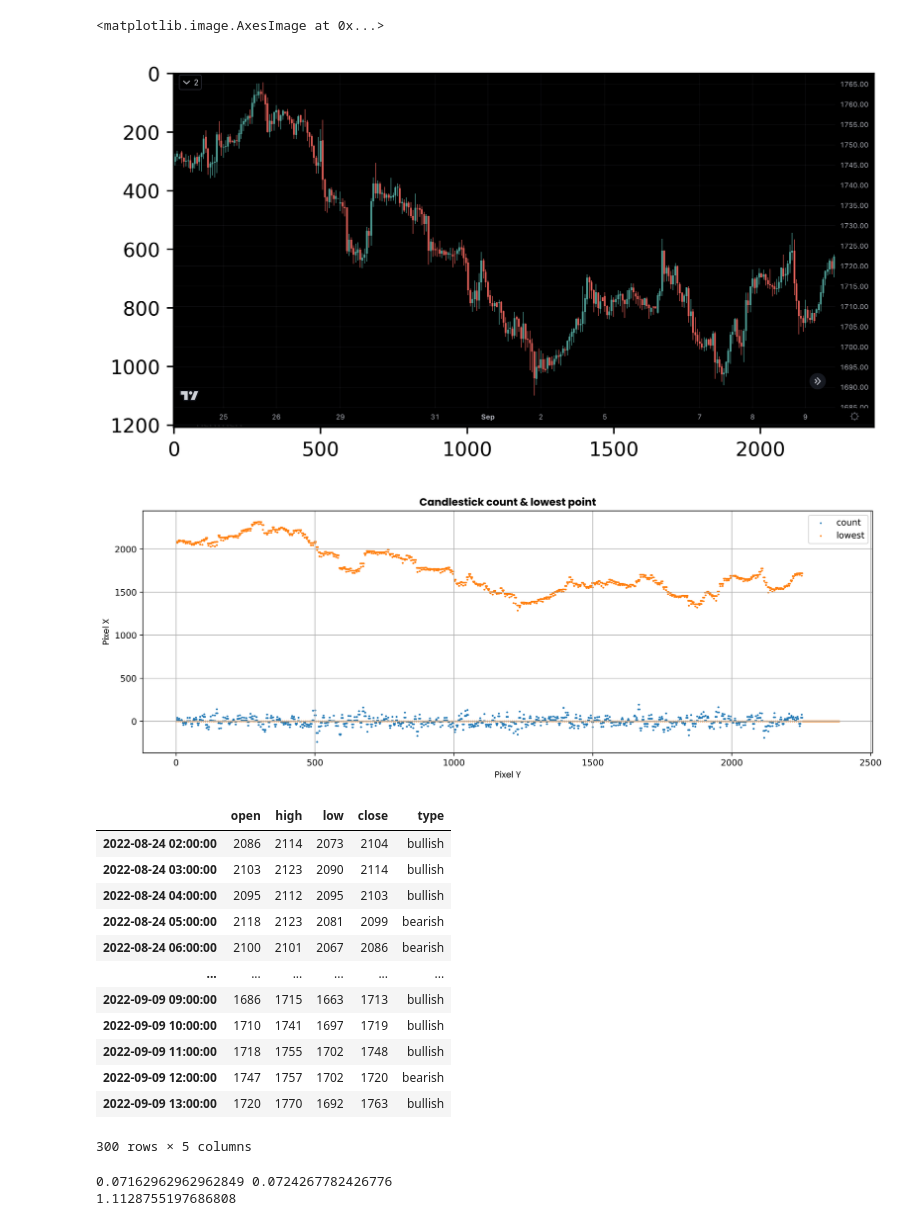
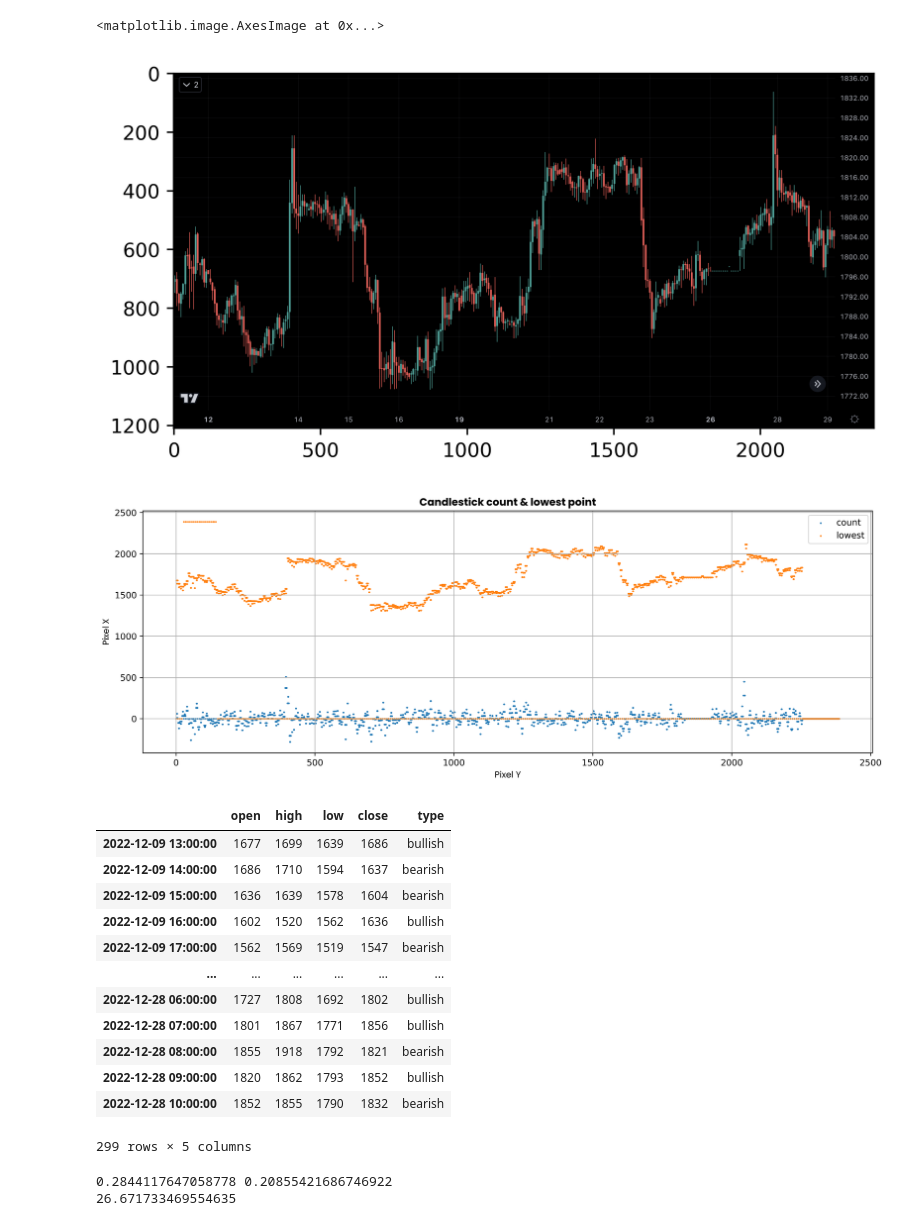
Before and after one commit to Pinkshepz/Enterprise, a Jupyter notebook: 02_Candlestick/toolkit.ipynb, the cells around one changed output. Saved outputs shown, nothing was run; the diff lists cells and outputs as text; code cells hidden in the pictures.

```diff
--- a/02_Candlestick/toolkit.ipynb
+++ b/02_Candlestick/toolkit.ipynb
@@ -40,7 +40,7 @@ PATH_INPUT = "/workspaces/Enterprise/02_Candlestick/input/image/"
 FILE_INPUT = sorted(next(os.walk(PATH_INPUT), (None, None, []))[2])
 # %%
 # load the image and convert into list
-IMG = Image.open(PATH_INPUT + FILE_INPUT[14])
+IMG = Image.open(PATH_INPUT + FILE_INPUT[20])
 IMG_LIST = np.asarray(IMG).tolist()
 
 # Loop over pixels and collect frequency of each color pixel
@@ -146,7 +146,7 @@ CANDLESTICK_POLYMERASE = ({k: v for k, v in sorted(
 plt.imshow(IMG_LIST)
 # %% [output]
 <matplotlib.image.AxesImage at 0x...>
-[figure, old version]
+[figure, new version]
 # %%
 # Visualize candlestick reading
 fig, ax = plt.subplots(figsize=(15,5))
@@ -160,21 +160,37 @@ ax.set_ylabel("Pixel X", **L_FONT)
 ax.legend()
 ax.grid(True)
 # %% [output]
-[figure, old version]
+[figure, new version]
 # %%
 # Generate candlestick value
 CANDLESTICK = {} # {date: [open, high, low, close]}
 
+excluded_time = [
+    dt.datetime(year=2022, month=12, day=26, hour=9),
+    dt.datetime(year=2022, month=12, day=26, hour=13),
+    dt.datetime(year=2022, month=12, day=26, hour=16),
+    dt.datetime(year=2022, month=12, day=26, hour=17),
+    dt.datetime(year=2022, month=12, day=26, hour=19),
+    dt.datetime(year=2022, month=12, day=26, hour=20),
+    dt.datetime(year=2022, month=12, day=26, hour=21),
+    dt.datetime(year=2022, month=12, day=26, hour=22),
+    dt.datetime(year=2022, month=12, day=27, hour=0),
+    dt.datetime(year=2022, month=12, day=27, hour=2),
+    dt.datetime(year=2022, month=12, day=27, hour=3)
+]
+
 # Manage datetime
 # datetime(year, month, day, hour, minute, second)
-initial_time = dt.datetime(2022, 8, 24, 2, 00, 00)
-delta_time = dt.timedelta(hours=1)
+initial_time = dt.datetime(2022, 12, 9, 13, 00, 00)
+DELTA_TIME = dt.timedelta(hours=1)
 
-def next_datetime(time, dt=delta_time):
+def next_datetime(time: dt.datetime, excluded_time=excluded_time, dt=DELTA_TIME):
     """Forward candlestick time"""
     while True:
         time += dt
-        # XAU market close -> SAT 05.00 - MON 04.00
+        if time in excluded_time:
+            continue
+        # XAU market close -> [SAT 05.00 - MON 04.00]
         if (time.weekday() in [1, 2, 3, 4]) | ((time.weekday() == 5) & (time.hour < 5)) | ((time.weekday() == 0) & (time.hour > 4)):
             break
     return time
@@ -198,54 +214,54 @@ while position < len(CANDLESTICK_POLYMERASE):
                 break
             if (temp_high != CANDLESTICK_POLYMERASE[position][1] + CANDLESTICK_POLYMERASE[position][0]) | (temp_low != CANDLESTICK_POLYMERASE[position][1]):
                 CANDLESTICK[candle_time]["high"] = CANDLESTICK_POLYMERASE[position][1] + CANDLESTICK_POLYMERASE[position][0]
                 CANDLESTICK[candle_time]["low"] = CANDLESTICK_POLYMERASE[position][1]
             position += 1
         candle_time = next_datetime(candle_time)
     elif CANDLESTICK_POLYMERASE[position][0] < 0: # Bearish candle
         CANDLESTICK[candle_time] = {"open": CANDLESTICK_POLYMERASE[position][1] - CANDLESTICK_POLYMERASE[position][0],
                                     "high": CANDLESTICK_POLYMERASE[position][1] - CANDLESTICK_POLYMERASE[position][0],
                                     "low": CANDLESTICK_POLYMERASE[position][1],
                                     "close": CANDLESTICK_POLYMERASE[position][1],
                                     "type": "bearish"}
         position += 1
         temp_high = CANDLESTICK[candle_time]["high"]
         temp_low = CANDLESTICK[candle_time]["low"]
         while position < len(CANDLESTICK_POLYMERASE):
             if CANDLESTICK_POLYMERASE[position][0] == 0:
                 break
             if (temp_high != CANDLESTICK_POLYMERASE[position][1] - CANDLESTICK_POLYMERASE[position][0]) | (temp_low != CANDLESTICK_POLYMERASE[position][1]):
                 CANDLESTICK[candle_time]["high"] = CANDLESTICK_POLYMERASE[position][1] - \
                     CANDLESTICK_POLYMERASE[position][0]
                 CANDLESTICK[candle_time]["low"] = CANDLESTICK_POLYMERASE[position][1]
             position += 1
         candle_time = next_datetime(candle_time)
     position += 1
 
 DF_CANDLESTICK = pd.DataFrame(CANDLESTICK).transpose()
 DF_CANDLESTICK
 # %% [output]
 |  | open | high | low | close | type |
-| 2022-08-24 02:00:00 | 2086 | 2114 | 2073 | 2104 | bullish |
-| 2022-08-24 03:00:00 | 2103 | 2123 | 2090 | 2114 | bullish |
-| 2022-08-24 04:00:00 | 2095 | 2112 | 2095 | 2103 | bullish |
-| 2022-08-24 05:00:00 | 2118 | 2123 | 2081 | 2099 | bearish |
-| 2022-08-24 06:00:00 | 2100 | 2101 | 2067 | 2086 | bearish |
+| 2022-12-09 13:00:00 | 1677 | 1699 | 1639 | 1686 | bullish |
+| 2022-12-09 14:00:00 | 1686 | 1710 | 1594 | 1637 | bearish |
+| 2022-12-09 15:00:00 | 1636 | 1639 | 1578 | 1604 | bearish |
+| 2022-12-09 16:00:00 | 1602 | 1520 | 1562 | 1636 | bullish |
+| 2022-12-09 17:00:00 | 1562 | 1569 | 1519 | 1547 | bearish |
 | ... | ... | ... | ... | ... | ... |
-| 2022-09-09 09:00:00 | 1686 | 1715 | 1663 | 1713 | bullish |
-| 2022-09-09 10:00:00 | 1710 | 1741 | 1697 | 1719 | bullish |
-| 2022-09-09 11:00:00 | 1718 | 1755 | 1702 | 1748 | bullish |
-| 2022-09-09 12:00:00 | 1747 | 1757 | 1702 | 1720 | bearish |
-| 2022-09-09 13:00:00 | 1720 | 1770 | 1692 | 1763 | bullish |
+| 2022-12-28 06:00:00 | 1727 | 1808 | 1692 | 1802 | bullish |
+| 2022-12-28 07:00:00 | 1801 | 1867 | 1771 | 1856 | bullish |
+| 2022-12-28 08:00:00 | 1855 | 1918 | 1792 | 1821 | bearish |
+| 2022-12-28 09:00:00 | 1820 | 1862 | 1793 | 1852 | bullish |
+| 2022-12-28 10:00:00 | 1852 | 1855 | 1790 | 1832 | bearish |
-300 rows × 5 columns
+299 rows × 5 columns
 # %%
 # Calibrate candlestick price
-c_date = dt.datetime(2022, 8, 26, 21, 00, 00)
+c_date = dt.datetime(2022, 12, 13, 20, 00, 00)
 c_open = 1751.12
 c_high = 1756.21
 c_low = 1738.90
 c_close = 1741.45
 
-# 2022-8-26-21,1751.12,1756.21,1738.90,1741.45
+# 2022-12-13-20,1789.02,1815.60,1785.70,1810.95
 
 # Get non-calibrated price from candlestick
 non_calibrated_value = CANDLESTICK[c_date]
@@ -267,8 +283,8 @@ for candlestick_date in CANDLESTICK.keys():
 print(candle_price_per_pixel, wick_price_per_pixel)
 print(abs(candle_price_per_pixel - wick_price_per_pixel) * 100 / candle_price_per_pixel)
 # %% [output]
-0.07162962962962849 0.0724267782426776
-1.1128755197686808
+0.2844117647058778 0.20855421686746922
+26.671733469554635
 # %%
 df = pd.DataFrame(CANDLESTICK).transpose().reset_index()
 df
```
Also changed, not shown: parts of 3 cells of this notebook, 9 other files.
